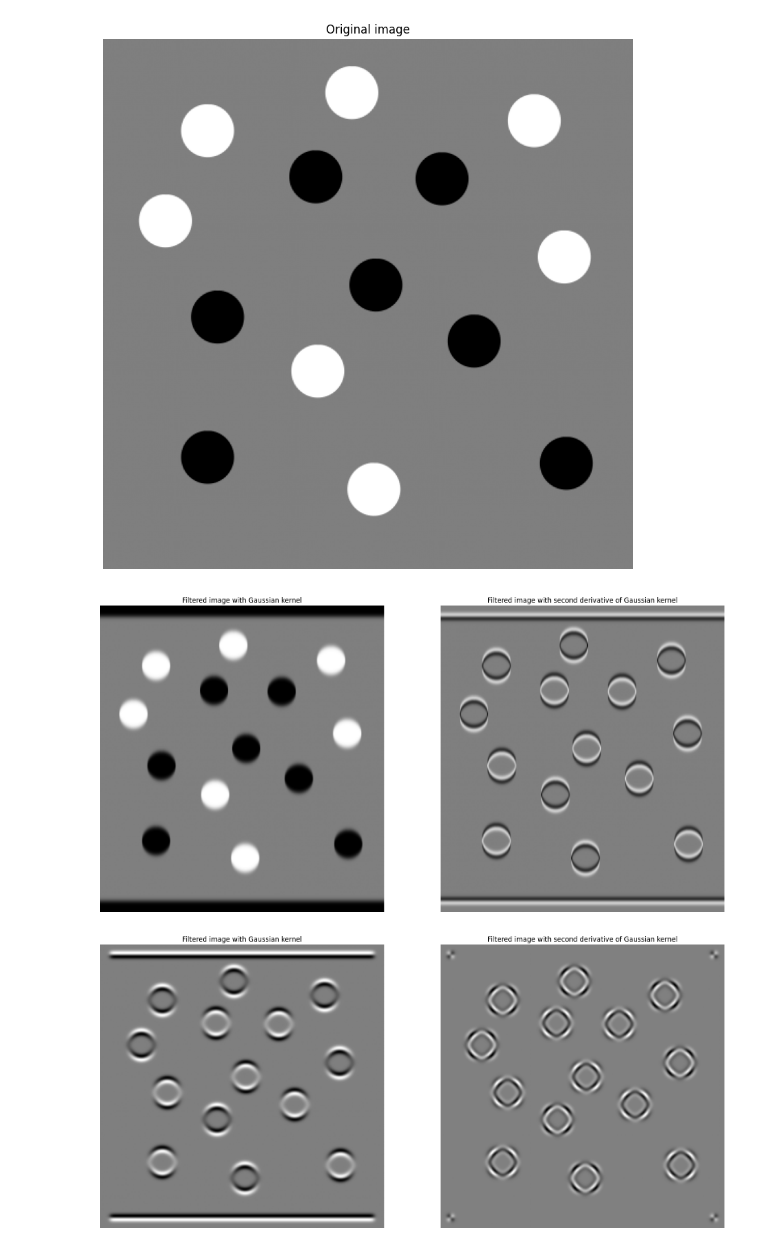
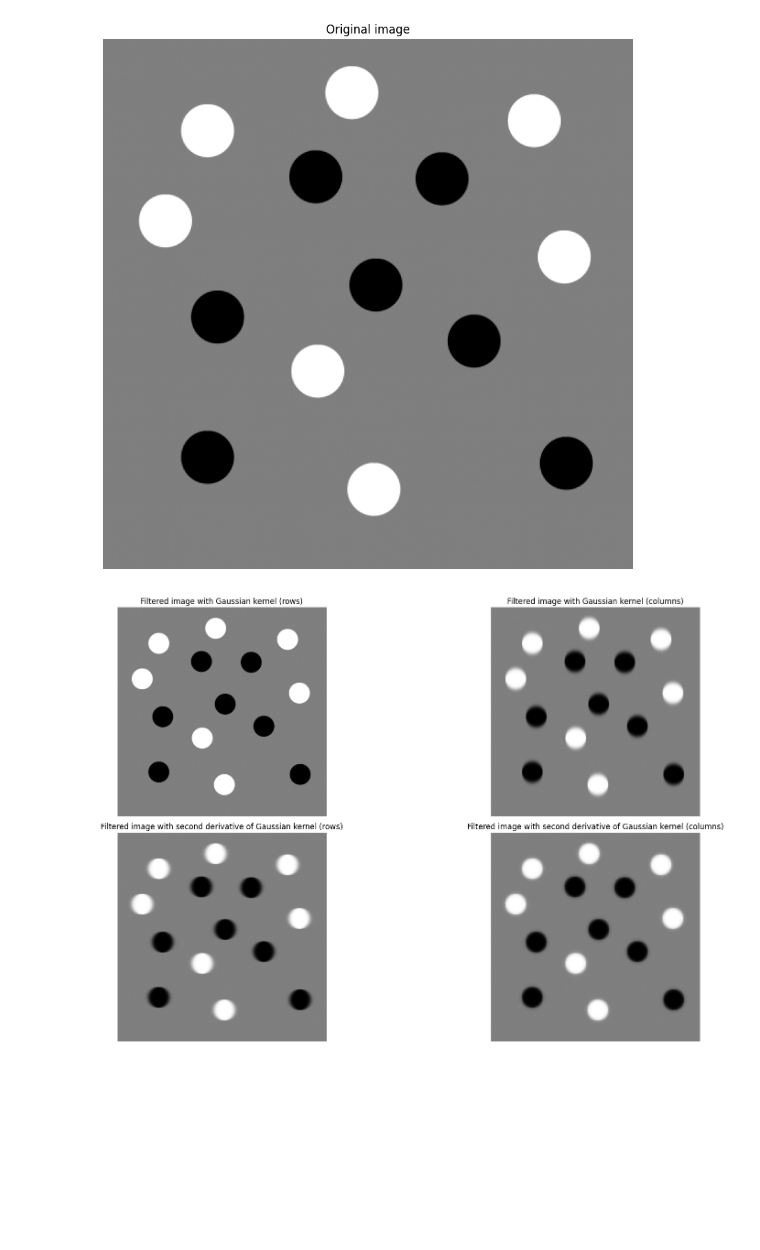
Before and after one commit to Cerlog/02506_Advanced_Image_Analysis_DTU, a Jupyter notebook: Chapter02/week_2_ex_1.ipynb, the cells around one changed output. Saved outputs shown, nothing was run; the diff lists cells and outputs as text; code cells hidden in the pictures; blank space fills up the shorter version.

```diff
--- a/Chapter02/week_2_ex_1.ipynb
+++ b/Chapter02/week_2_ex_1.ipynb
@@ -120,13 +120,14 @@ ____
 2. Implement a function that takes the variance $t$ as input and outputs a filter kernel of $g$ and $\frac{d^2 g}{dx^2}$. You should use a filter kernel with a size of at least $\pm 3\sqrt{t}$. Why? (*Hint:* Set a variable $r = \lceil 3\sqrt{t} \rceil$, make an array with the integer values $[-r, \dots, r]$ and compute the Gaussian on these values.)
 # %%
 t = 15
+
 sigma = np.sqrt(t)
 s = np.ceil(5*sigma)
 x = np.arange(-s, s+1)
 
 g = 1/(sigma*np.sqrt(2 * np.pi)) * np.exp(-x**2/(2*t))
 
-g_dif_2 = g * (x**2 - t) / t**2
+g_dif_2 = g * (x**2 - sigma**2) / sigma**4
 
 # fig with 2 subplots
 
@@ -155,7 +156,7 @@ def filter_second_der_filter(t):
 
     g = 1/(sigma*np.sqrt(2 * np.pi)) * np.exp(-x**2/(2*t))
 
-    g_dif_2 = g * (x**2 - t) / t**2
+    g_dif_2 = g * (x**2 - sigma**2) / sigma**4
 
-    return g, g_dif_2
+    return g, g_dif_2, x
 # %%
@@ -185,8 +186,7 @@ plt.show()
 
 3. Try the filter kernel on the synthetic test image `test_blob_uniform.png` and inspect the result.
 # %%
-image = skimage.io.imread('data/test_blob_uniform.png')
-
+image = skimage.io.imread('data/test_blob_uniform.png').astype(float)
 
 # visualize the iamge
 plt.figure(figsize=(10, 10))
@@ -199,61 +199,39 @@ plt.show()
 # %%
 # define a new 1D kernel
 
-kernel, kernel_dif_2 = filter_second_der_filter(15)
+kernel, kernel_dif_2, _ = filter_second_der_filter(20)
 
 # reshape the kernel to a column vector and row vector
 
-kernel = kernel.reshape(-1, 1)
 
-kernel_dif_2 = kernel_dif_2.reshape(-1, 1)
+image_blured = cv2.filter2D(image, -1, kernel=kernel.reshape(-1, 1))
 
-# apply the kernel to the image
+image_blured_2 = cv2.filter2D(image, -1, kernel=kernel.reshape(1, -1))
 
-image_filtered = convolve(image, kernel)
 
-image_filtered_2 = convolve(image, kernel_dif_2)
+
+image_added = image_blured + image_blured_2
 
 # visualize the filtered image and original
 
-fig, axs = plt.subplots(1, 2, figsize=(20, 10))
+fig, axs = plt.subplots(2, 2, figsize=(20, 10))
 
-axs[0].imshow(image_filtered, cmap='gray')
-axs[0].axis('off')
-axs[0].set_title('Filtered image with Gaussian kernel')
+axs[0][0].imshow(image, cmap='gray')
+axs[0][0].axis('off')
+axs[0][0].set_title('Filtered image with Gaussian kernel (rows)')
 
-axs[1].imshow(image_filtered_2, cmap='gray')
-axs[1].axis('off')
-axs[1].set_title('Filtered image with second derivative of Gaussian kernel')
+axs[0][1].imshow(image_blured, cmap='gray')
+axs[0][1].axis('off')
+axs[0][1].set_title('Filtered image with Gaussian kernel (columns)')
 
+axs[1][0].imshow(image_blured_2, cmap='gray')
+axs[1][0].axis('off')
+axs[1][0].set_title('Filtered image with second derivative of Gaussian kernel (rows)')
+axs[1][1].imshow(image_added, cmap='gray')
+axs[1][1].axis('off')
+axs[1][1].set_title('Filtered image with second derivative of Gaussian kernel (columns)')
+#plt.savefig('data/filtered_image.png')
+plt.tight_layout()
 plt.show()
 # %% [output]
-[figure, old version]
+[figure, new version]
-# %%
-
-kernel_rows = kernel.reshape(1, -1)
-
-kernel_dif_2_rows = kernel_dif_2.reshape(1, -1)
-
-# apply the kernel to the image
-
-image_filtered_3 = convolve(image_filtered_2, kernel_rows)
-
-image_filtered_4 = convolve(image_filtered_2, kernel_dif_2_rows)
-
-# visualize the filtered image and original
-
-fig, axs = plt.subplots(1, 2, figsize=(20, 10))
-
-axs[0].imshow(image_filtered_3, cmap='gray')
-axs[0].axis('off')
-axs[0].set_title('Filtered image with Gaussian kernel')
-
-axs[1].imshow(image_filtered_4, cmap='gray')
-axs[1].axis('off')
-axs[1].set_title('Filtered image with second derivative of Gaussian kernel')
-
-plt.show()
-
-#!TODO: Ask TA's if this is correct or not
-# %% [output]
-[figure, removed]
```
Also changed, not shown: parts of 2 cells of this notebook, 1 other file.
